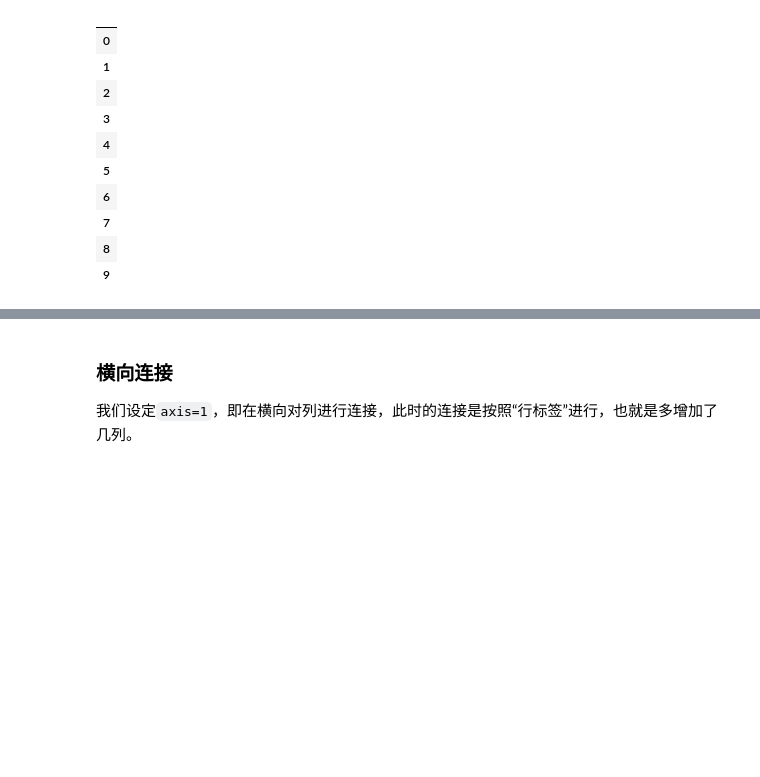
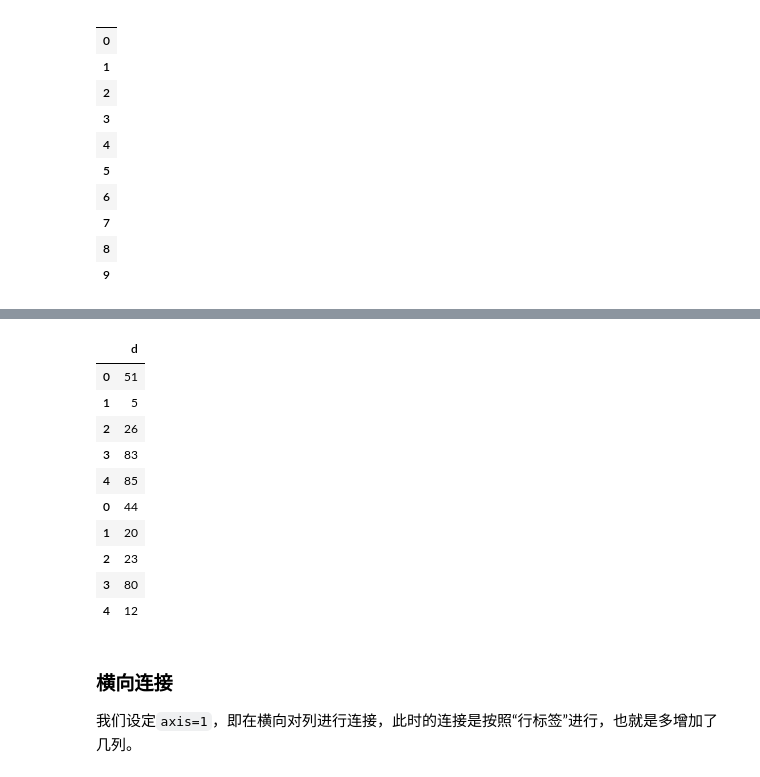
Before and after one commit to tcfh2016/knowledge-map, a Jupyter notebook: Techs/data-science/pandas/dataframe/5-merge/dataframe_concat.ipynb, the cells around one changed output, grey strips where cells are left out. Saved outputs shown, nothing was run; the diff lists cells and outputs as text; code cells hidden in the pictures; blank space fills up the shorter version.

```diff
--- a/Techs/data-science/pandas/dataframe/5-merge/dataframe_concat.ipynb
+++ b/Techs/data-science/pandas/dataframe/5-merge/dataframe_concat.ipynb
@@ -135,0 +140,14 @@ pd.concat([df3, df4], axis=0, join='inner', ignore_index=True)
+# %%
+df3 = pd.DataFrame({
+    'a':np.random.randint(0, 100, 5),
+    'b':np.random.randint(0, 100, 5),
+    'd':np.random.randint(0, 100, 5)
+})
+print(df3)
+
+df4 = pd.DataFrame({
+    'd':np.random.randint(0, 100, 5),
+    'e':np.random.randint(0, 100, 5),
+    'f':np.random.randint(0, 100, 5)
+})
+print(df4)
@@ -136,3 +167,17 @@ pd.concat([df3, df4], axis=0, join='inner', ignore_index=True)
+# %%
+pd.concat([df3, df4], axis=0, join='inner')
+# %% [output]
+|  | d |
+| 0 | 51 |
+| 1 | 5 |
+| 2 | 26 |
+| 3 | 83 |
+| 4 | 85 |
+| 0 | 44 |
+| 1 | 20 |
+| 2 | 23 |
+| 3 | 80 |
+| 4 | 12 |
 # %% [markdown]
 ### 横向连接
 
```
Also changed, not shown: parts of 3 cells of this notebook, 5 other files.
